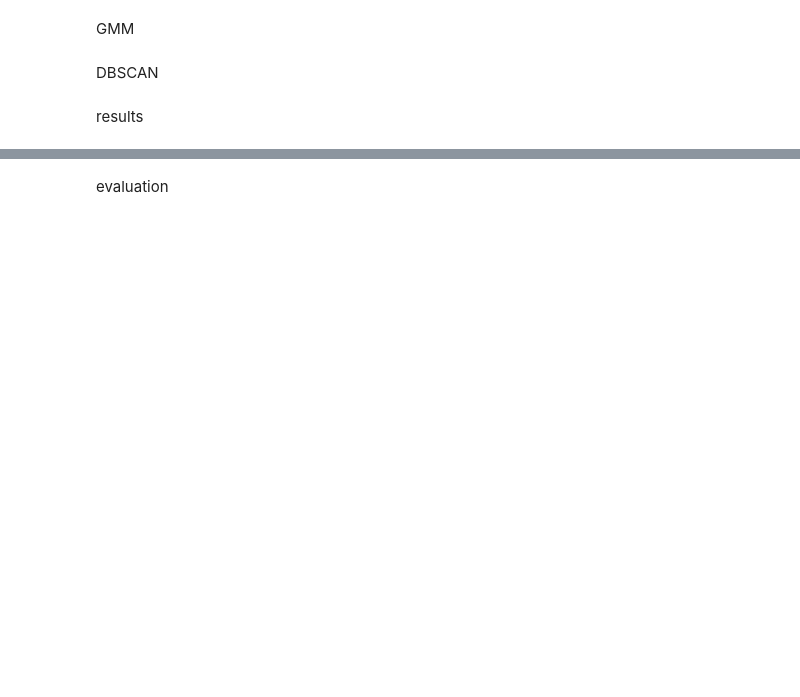
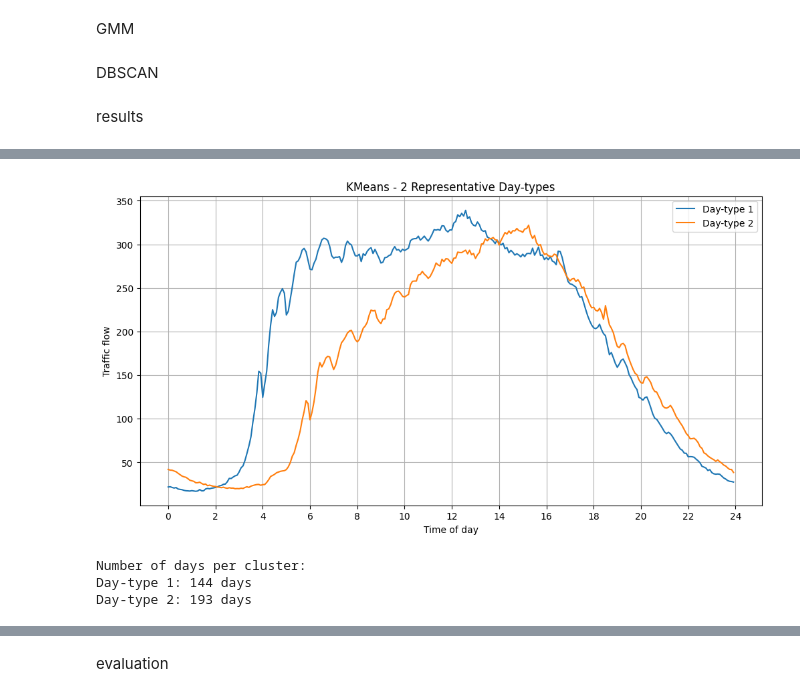
Before and after one commit to AnnaSolberg/AH2179, a Jupyter notebook: Exercise_5_Clustering/exercise_5_clustering.ipynb, the cells around one changed output, grey strips where cells are left out. Saved outputs shown, nothing was run; the diff lists cells and outputs as text; code cells hidden in the pictures; blank space fills up the shorter version.

```diff
--- a/Exercise_5_Clustering/exercise_5_clustering.ipynb
+++ b/Exercise_5_Clustering/exercise_5_clustering.ipynb
@@ -800,7 +865,6 @@ results_kmeans_df = pd.DataFrame(results)
 # %% [markdown]
 agglomerative
 # %%
-
 results_agglomerative = []
 
 for k in cluster_numbers:
@@ -812,7 +876,10 @@ for k in cluster_numbers:
         linkage="ward"
     )
 
+    # Skapa labels för just detta k
+    labels = model.fit_predict(X)
 
+    # Beräkna metrics
     results_agglomerative.append({
         "Method": "Agglomerative",
         "Clusters": k,
@@ -822,3 +889,5 @@ for k in cluster_numbers:
 
 # Skapa tabell
 results_agglomerative_df = pd.DataFrame(results_agglomerative)
+
+results_agglomerative_df
@@ -926,16 +1020,16 @@ def calculate_centroids(X, labels):
     return np.array(centroids)
 # %%
 def plot_day_types(X, labels, title):
+    centroids = calculate_centroids(X, labels)
 
-    centroids = calculate_centroids(X, labels)
     time = np.arange(288) * 5 / 60
 
     plt.figure(figsize=(12, 6))
 
-    for i, centroid in enumerate(centroids):
+    for i in range(len(centroids)):
         plt.plot(
             time,
-            centroid,
+            centroids[i].flatten(),
             label=f"Day-type {i+1}"
         )
 
@@ -947,33 +1041,35 @@ def plot_day_types(X, labels, title):
     plt.grid(True)
     plt.show()
 
+    # Antal dagar per kluster
+    unique, counts = np.unique(labels, return_counts=True)
+
     print("Number of days per cluster:")
 
-    for cluster in sorted(set(labels)):
-        if cluster != -1:
-            print(
-                f"Day-type {cluster+1}: "
-                f"{np.sum(labels == cluster)} days"
-            )
-
-    noise = np.sum(labels == -1)
-
-    if noise > 0:
-        print(f"Noise: {noise} days ({noise / len(X) * 100:.2f}%)")
+    for cluster, count in zip(unique, counts):
+        if cluster == -1:
+            print(f"Noise: {count} days")
+        else:
+            print(f"Day-type {cluster + 1}: {count} days")
 # %%
 kmeans_2 = KMeans(
     n_clusters=2,
-    random_state=0,
-    n_init="auto"
+    random_state=42,
+    n_init=10
 )
 
 labels_kmeans_2 = kmeans_2.fit_predict(X)
 
 plot_day_types(
     X,
     labels_kmeans_2,
     "KMeans - 2 Representative Day-types"
 )
+# %% [output]
+[figure, added]
+Number of days per cluster:
+Day-type 1: 144 days
+Day-type 2: 193 days
 # %%
 agglomerative_2 = AgglomerativeClustering(
     n_clusters=2,
```
Also changed, not shown: parts of 24 cells of this notebook.
